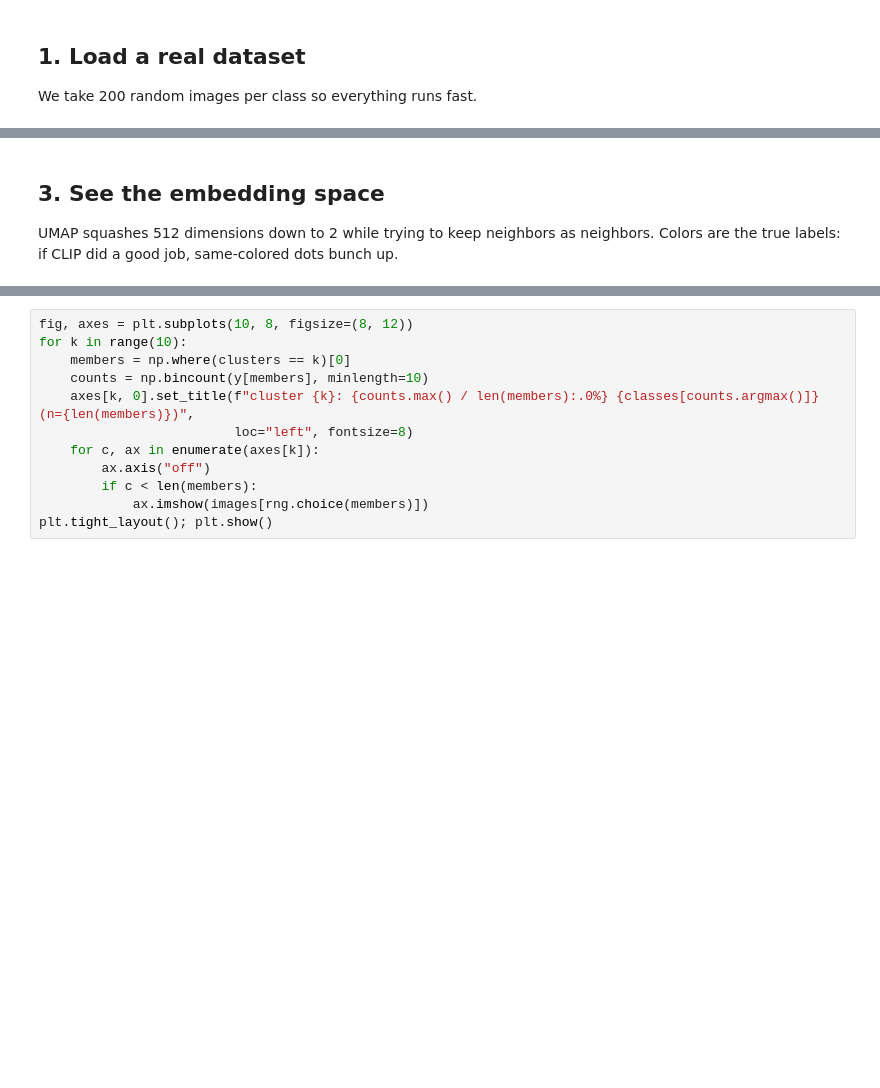
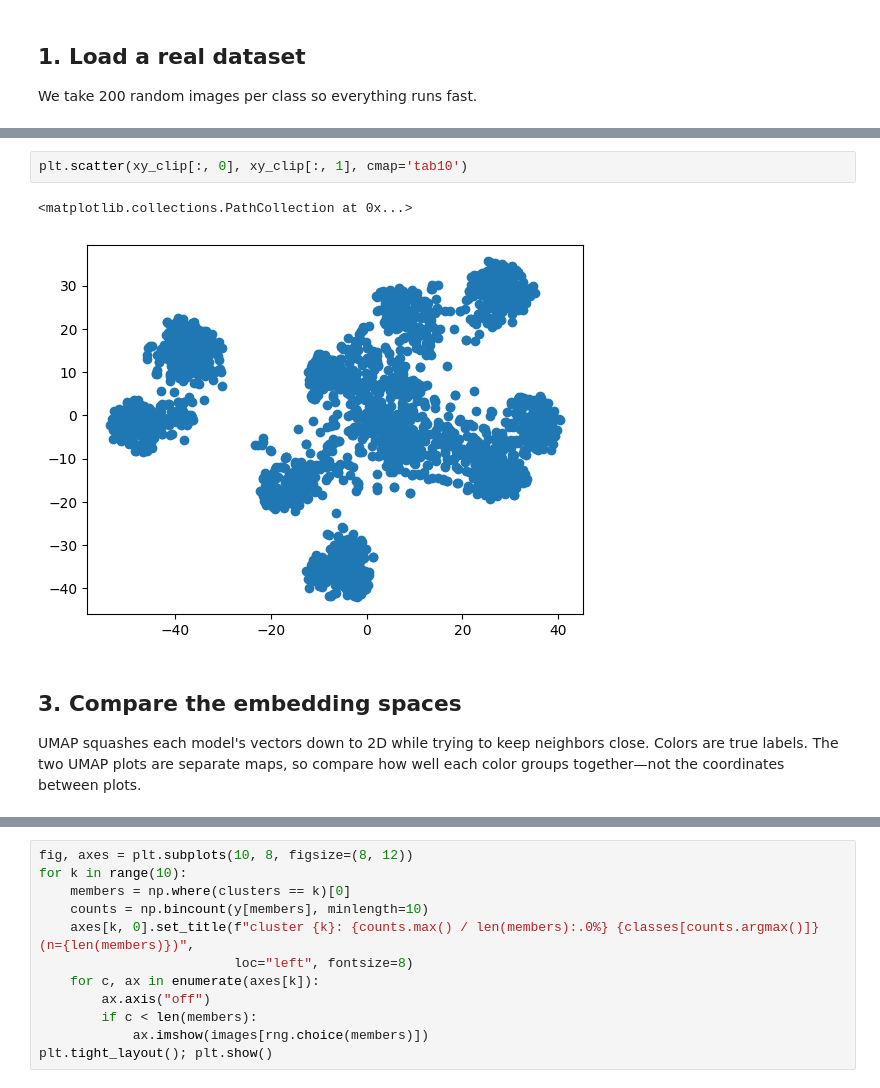
Before and after one commit to dbhagria-2004/Standford_CV, a Jupyter notebook: image_embeddings_knn_clustering.ipynb, the cells around one changed output, grey strips where cells are left out. Saved outputs shown, nothing was run; the diff lists cells and outputs as text; blank space fills up the shorter version.

```diff
--- a/image_embeddings_knn_clustering.ipynb
+++ b/image_embeddings_knn_clustering.ipynb
@@ -54,4 +151,9 @@ print(emb.shape)   # (2000, 512)
+# %%
+plt.scatter(xy_clip[:, 0], xy_clip[:, 1], cmap='tab10')
+# %% [output]
+<matplotlib.collections.PathCollection at 0x...>
+[figure, added]
 # %% [markdown]
-## 3. See the embedding space
-UMAP squashes 512 dimensions down to 2 while trying to keep neighbors as neighbors. Colors are the true labels: if CLIP did a good job, same-colored dots bunch up.
+## 3. Compare the embedding spaces
+UMAP squashes each model's vectors down to 2D while trying to keep neighbors close. Colors are true labels. The two UMAP plots are separate maps, so compare how well each color groups together—not the coordinates between plots.
 # %%
```
Also changed, not shown: parts of 27 cells of this notebook, 3 other files.
